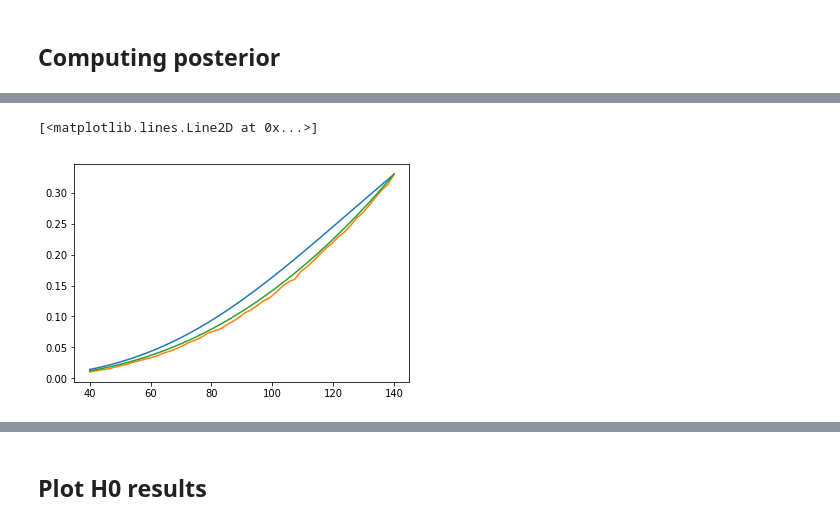
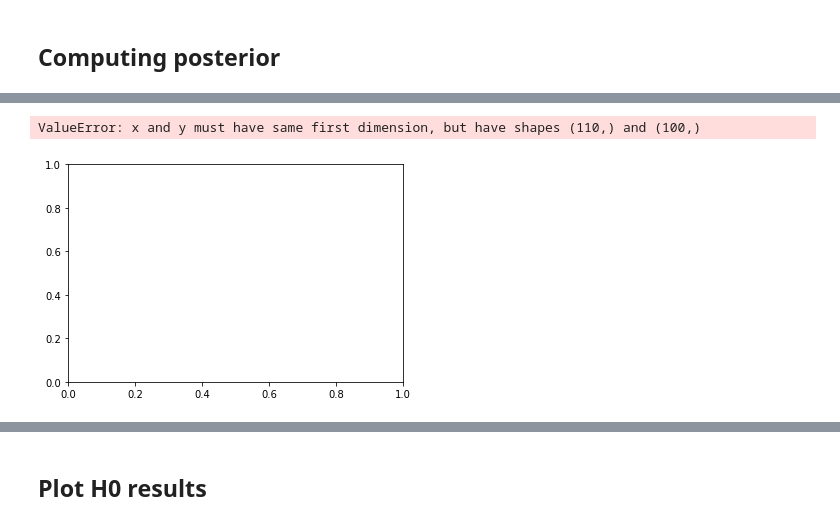
Before and after one commit to CosmoStatGW/DarkSirensStat, a Jupyter notebook: notebooks/plots_compare.ipynb, the cells around one changed output, grey strips where cells are left out. Drawn from its saved outputs; the diff is of its cells as text; code cells hidden in the pictures.

```diff
--- a/notebooks/plots_compare.ipynb
+++ b/notebooks/plots_compare.ipynb
@@ -39,7 +41,7 @@ reset GWgal object after change to either GWs or gal!
 lims = PriorLimits()
 lims.Xi0min=1
 lims.Xi0max=1
-lims.H0min=40
+lims.H0min=20
 lims.H0max=140
 # %%
 
@@ -101,23 +161,34 @@ Done.
 # %% [markdown]
 ## Computing posterior
+# %%
+a = np.linspace(start=20, stop=100, num=100,endpoint=False) #Delta H0=60/npoints
+b = np.linspace(start=100, stop=140, num=10,endpoint=True)    #Delta H0= 4
+H0grid  = np.sort(np.concatenate([a, b]))
+#H0grid = np.linspace(20,200,100)
+Xi0grid = np.linspace(1,1,1)
+
+
+#H0grid = np.linspace(70, 70, 1)
+#Xi0grid = np.linspace(0.3,10,60)
 # %%
-%%time
+
 gals = GalCompleted(completionType='add')
 gals.add_cat(glade)
 
 myGWgal = GWgal(gals, O2)
 
 # Compute likelihood for H0 on a grid
-H0grid = np.linspace(lims.H0min, lims.H0max, 50)
-#H0grid = np.linspace(70, 70, 1)
-#Xi0grid = np.linspace(0.3,10,60)
-Xi0grid = np.linspace(1,1,1)
+
+
+
+
 
 #If false, use diracs
 myGWgal._galRedshiftErrors = False
+#myGWgal._galRedshiftErrors = True
 
 # 400 gives reasonable but noisy results. Will need >> 10k for production
-myGWgal.nHomSamples = 3999
+myGWgal.nHomSamples = 10000
 
 
 liks = myGWgal.get_lik(H0s=H0grid, Xi0s=Xi0grid, n=nGlob)
@@ -143,24 +200,29 @@ Wall time: 2min 27s
 # %%
 from Xi0Stat.betaFit import BetaFit
 from Xi0Stat.betaMC import BetaMC
 
 bfit = BetaFit()
-bmc = BetaMC(lims)
+bmc = BetaMC(lims, properAnisotropy=False)
 
 
 bfitres = bfit.get_beta(H0grid, Xi0grid)
-bmcres = bmc.get_beta(H0grid, Xi0grid)
+#bmcres = bmc.get_beta(H0grid, Xi0grid)
+#bmcres2 = bmc.get_beta(H0grid, Xi0grid)
 
-plt.plot(H0grid, bfitres)
+#bmcres_zMax = bmc.get_beta(H0grid, Xi0grid)
+bmcres = bmcres_zMax
+
+#plt.plot(H0grid, bfitres)
 plt.plot(H0grid, bmcres*bfitres[-1]/bmcres[-1])
 
+#plt.plot(H0grid, bmcres2*bfitres[-1]/bmcres2[-1])
 
 r = 440
 bhomres = H0grid**3 / (1+np.array([z_from_dLGW(r*1.5, Xi0=1, n=nGlob, H0 = h) for h in H0grid]))**3
 
 plt.plot(H0grid, bhomres*bfitres[-1]/bhomres[-1])
 # %% [output]
-[<matplotlib.lines.Line2D at 0x...>]
+ValueError: x and y must have same first dimension, but have shapes (110,) and (100,)
-[figure, old version]
+[figure, new version]
 # %%
 plt.figure(figsize=(15,10))
```
Also changed, not shown: parts of 10 cells of this notebook, 6 other files.
